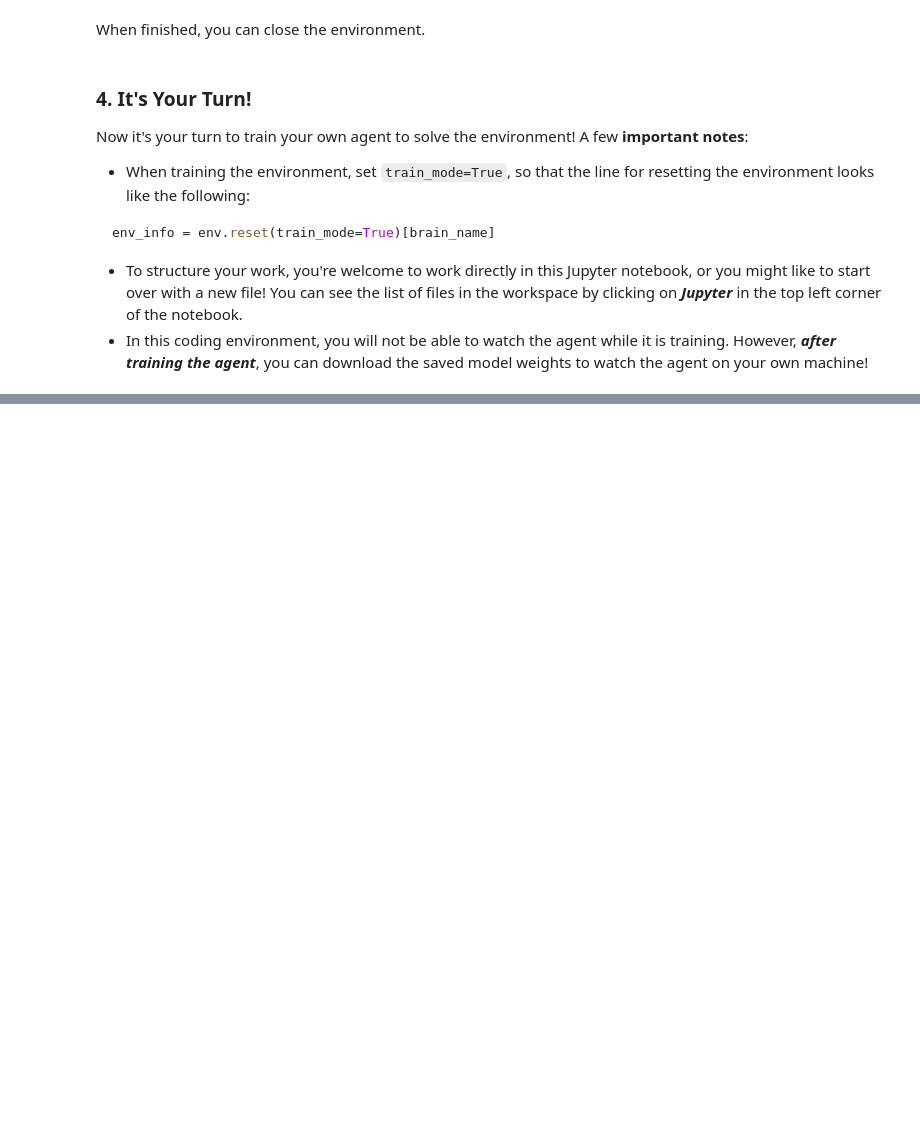
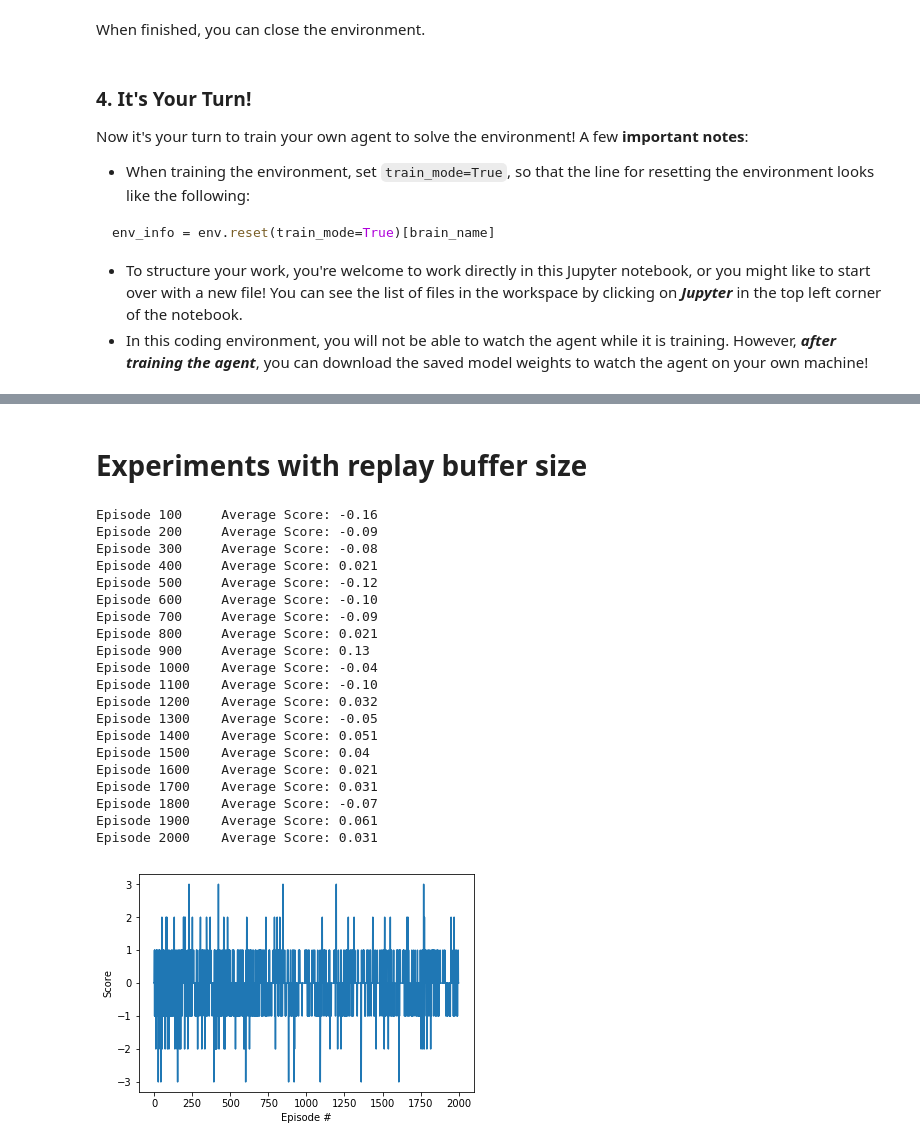
Before and after one commit to bkocis/DRLND_Pr_1_Navigation, a Jupyter notebook: Navigation.ipynb, the cells around one changed output, grey strips where cells are left out. Cells and saved outputs as stored; diff of their text form; code cells hidden in the pictures; blank space fills up the shorter version.

```diff
--- a/Navigation.ipynb
+++ b/Navigation.ipynb
@@ -217,0 +226,40 @@ env.close()
+# %% [markdown]
+# Experiments with replay buffer size
+# %%
+# BUFFER_SIZE = 1
+
+from dqn_agent import Agent
+
+agent = Agent(state_size, action_size, seed=0, dueling=True )
+
+scores = dqn('dqn_dueling_Replay_Buffer-0.pth')
+
+# plot the scores
+fig = plt.figure()
+ax = fig.add_subplot(111)
+plt.plot(np.arange(len(scores)), scores)
+plt.ylabel('Score')
+plt.xlabel('Episode #')
+plt.show()
+# %% [output]
+Episode 100     Average Score: -0.16
+Episode 200     Average Score: -0.09
+Episode 300     Average Score: -0.08
+Episode 400     Average Score: 0.021
+Episode 500     Average Score: -0.12
+Episode 600     Average Score: -0.10
+Episode 700     Average Score: -0.09
+Episode 800     Average Score: 0.021
+Episode 900     Average Score: 0.13
+Episode 1000    Average Score: -0.04
+Episode 1100    Average Score: -0.10
+Episode 1200    Average Score: 0.032
+Episode 1300    Average Score: -0.05
+Episode 1400    Average Score: 0.051
+Episode 1500    Average Score: 0.04
+Episode 1600    Average Score: 0.021
+Episode 1700    Average Score: 0.031
+Episode 1800    Average Score: -0.07
+Episode 1900    Average Score: 0.061
+Episode 2000    Average Score: 0.031
+[figure, added]
```
Also changed, not shown: parts of 15 cells of this notebook, 3 other files.
